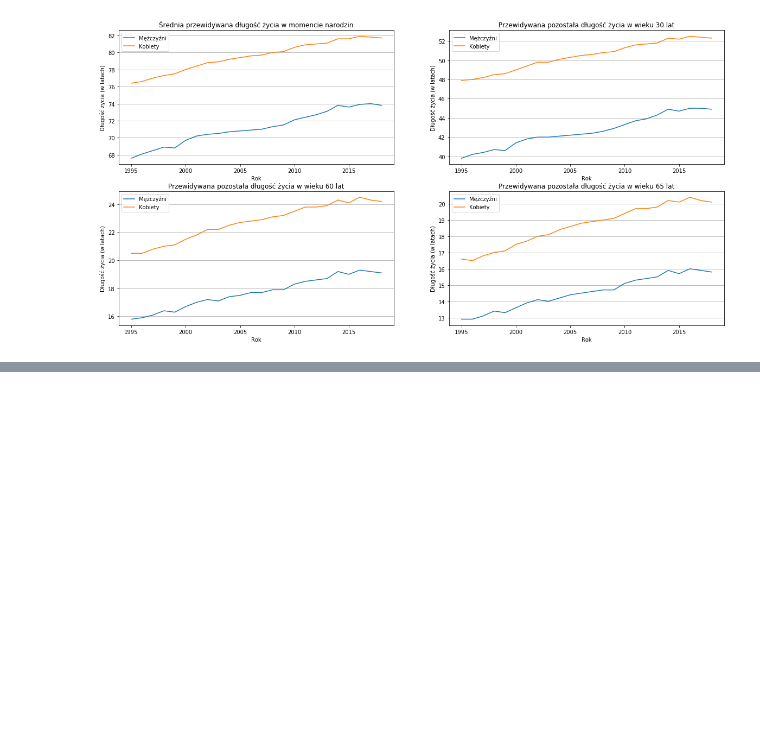
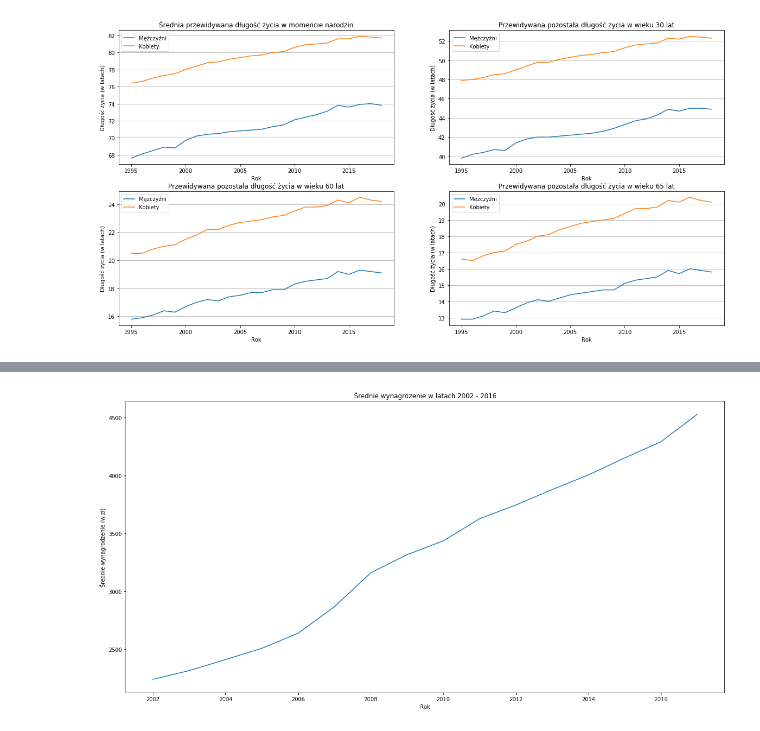
Before and after one commit to marcinsola/CDV_Data_Science, a Jupyter notebook: II/Wstep_do_Big_Data_w_ekonomii/projekt_zaliczeniowy/code.ipynb, the cells around one changed output, grey strips where cells are left out. Cells and saved outputs as stored; diff of their text form; code cells hidden in the pictures; blank space fills up the shorter version.

```diff
--- a/II/Wstep_do_Big_Data_w_ekonomii/projekt_zaliczeniowy/code.ipynb
+++ b/II/Wstep_do_Big_Data_w_ekonomii/projekt_zaliczeniowy/code.ipynb
@@ -287,0 +274,9 @@ plt.show()
+# %%
+plt.figure(figsize=(20, 10))
+plt.plot(money['Rok'], money['Wartosc'])
+plt.xlabel('Rok')
+plt.ylabel('Średnie wynagrodzenie (w zł)')
+plt.title('Średnie wynagrdzenie w latach 2002 - 2016')
+plt.savefig('img/money.png')
+# %% [output]
+[figure, added]
```
Also changed, not shown: parts of 15 cells of this notebook.
